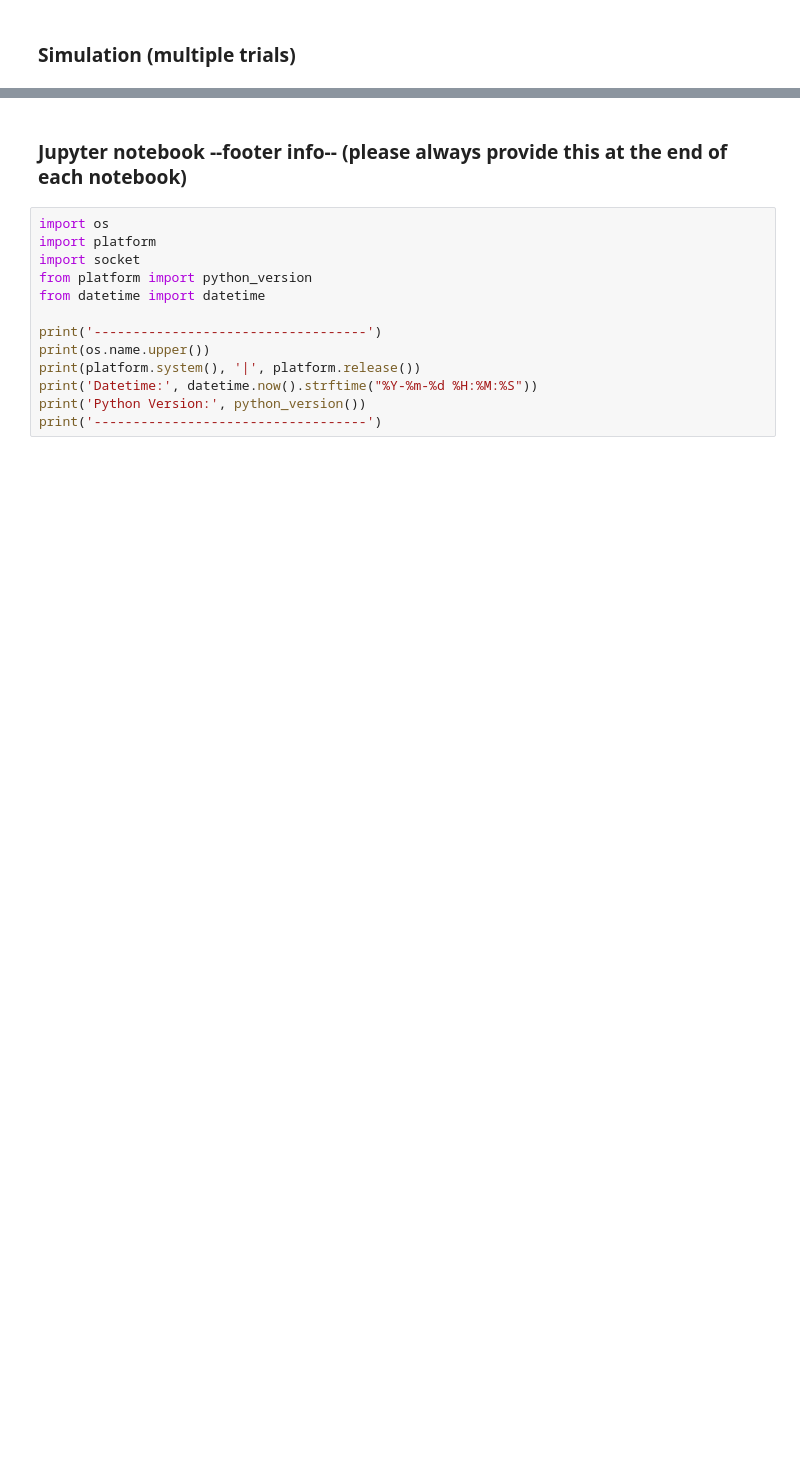
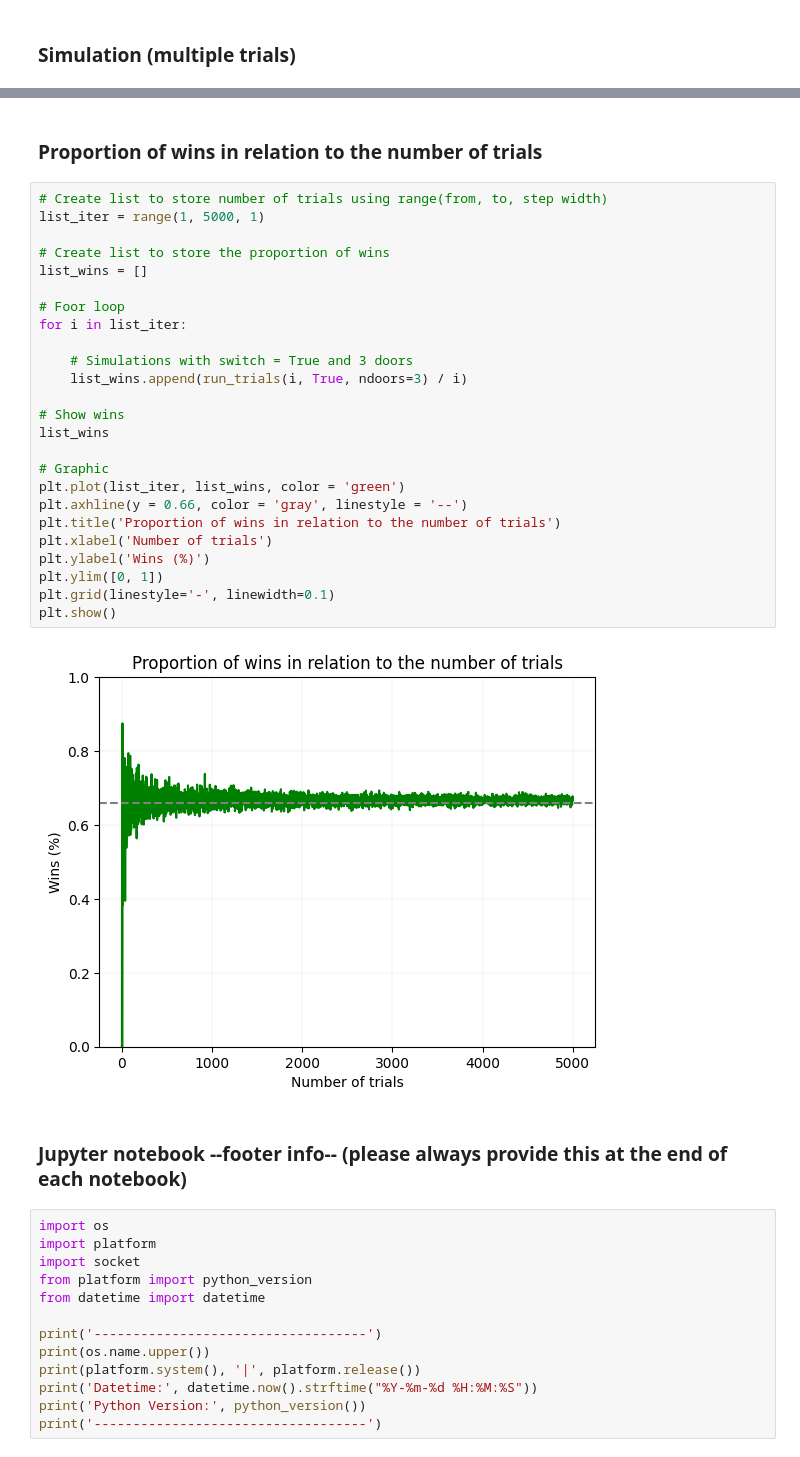
Before and after one commit to xIves/scientific_programming, a Jupyter notebook: Week_06/exercises/simulation_monty_hall_problem.ipynb, the cells around one changed output, grey strips where cells are left out. Cells and saved outputs as stored; diff of their text form; blank space fills up the shorter version.

```diff
--- a/Week_06/exercises/simulation_monty_hall_problem.ipynb
+++ b/Week_06/exercises/simulation_monty_hall_problem.ipynb
@@ -149,4 +149,33 @@ Proportion of wins with switching: 66.7%
 [figure]
+# %% [markdown]
+### Proportion of wins in relation to the number of trials
+# %%
+# Create list to store number of trials using range(from, to, step width)
+list_iter = range(1, 5000, 1)
+
+# Create list to store the proportion of wins
+list_wins = []
+
+# Foor loop
+for i in list_iter:
+
+    # Simulations with switch = True and 3 doors
+    list_wins.append(run_trials(i, True, ndoors=3) / i)
+
+# Show wins
+list_wins
+
+# Graphic
+plt.plot(list_iter, list_wins, color = 'green')
+plt.axhline(y = 0.66, color = 'gray', linestyle = '--')
+plt.title('Proportion of wins in relation to the number of trials')
+plt.xlabel('Number of trials')
+plt.ylabel('Wins (%)')
+plt.ylim([0, 1])
+plt.grid(linestyle='-', linewidth=0.1)
+plt.show()
+# %% [output]
+[figure, added]
 # %% [markdown]
 ### Jupyter notebook --footer info-- (please always provide this at the end of each notebook)
 # %%
```
Also changed, not shown: parts of 3 cells of this notebook, 3 other files.
